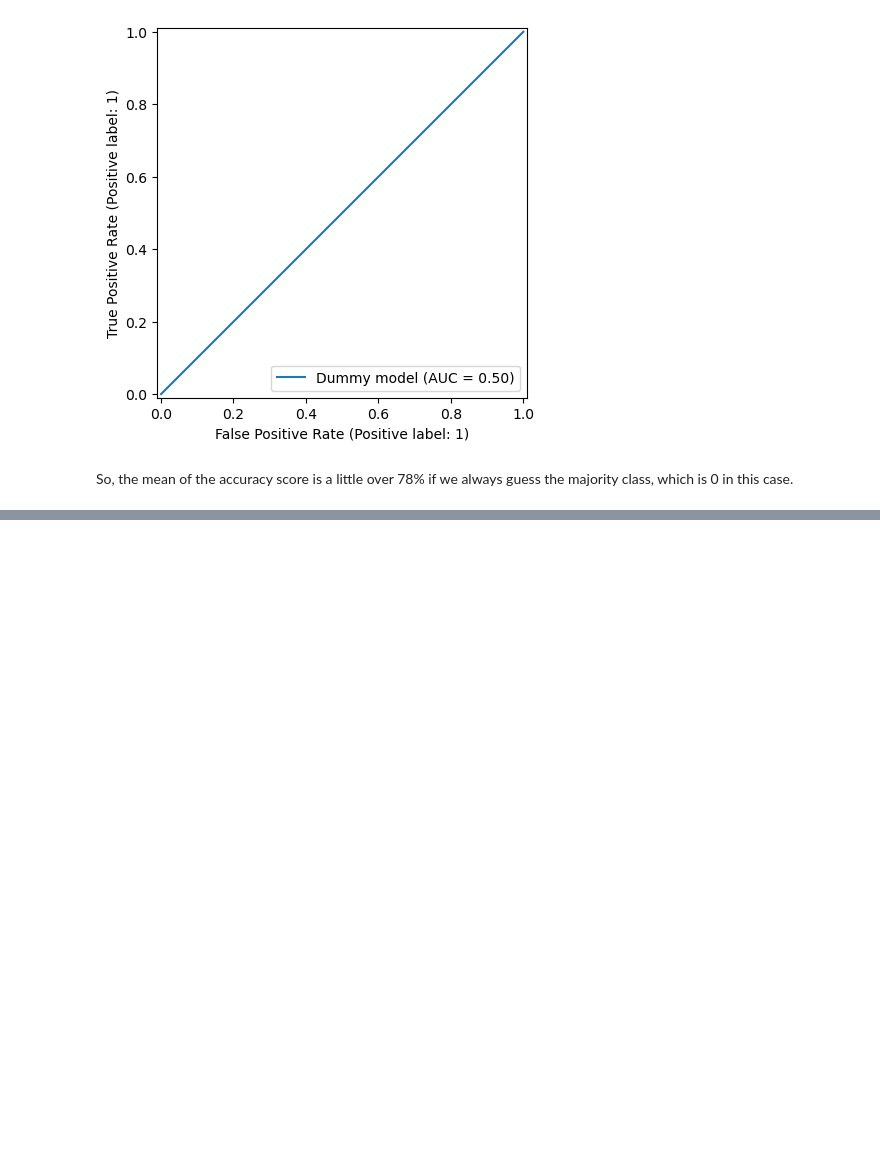
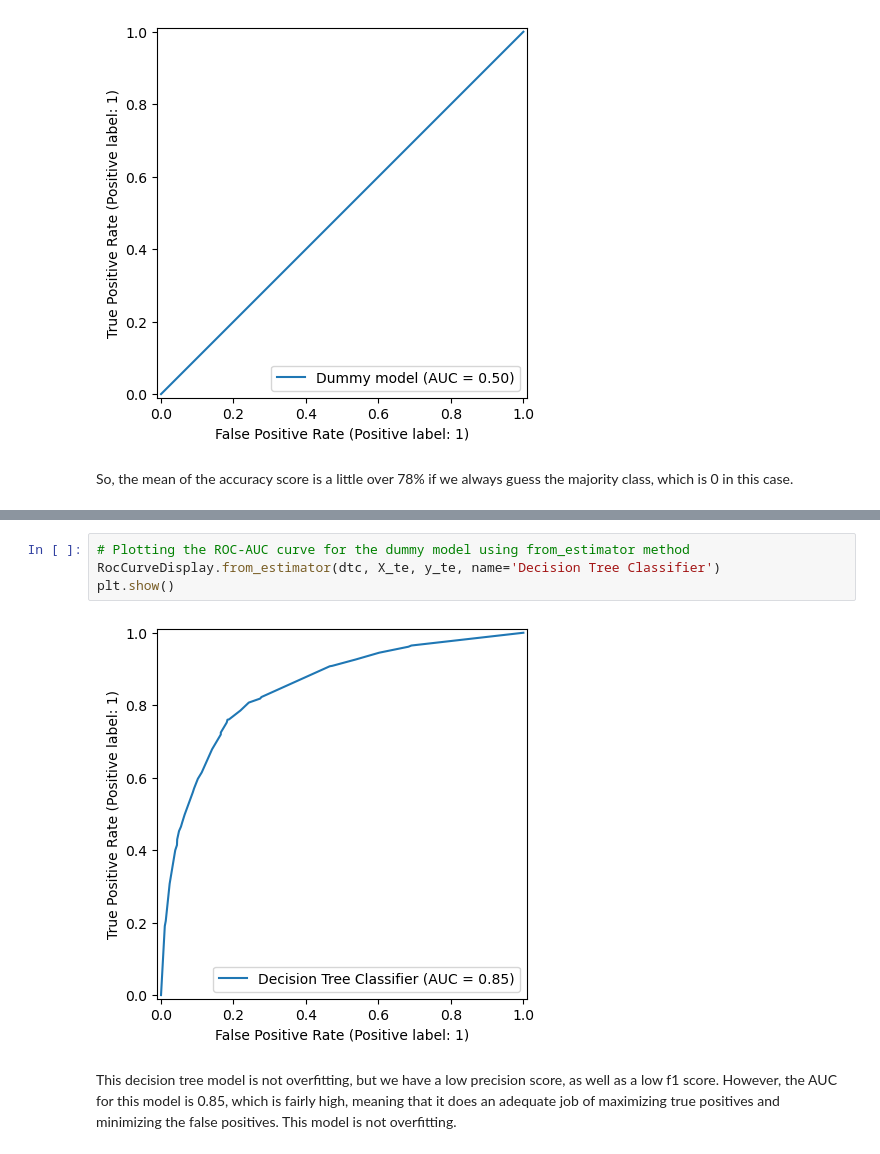
Before and after one commit to laaria-chris/H1N1-VACCINATION-PREDICTION-MODEL, a Jupyter notebook: MAIN_NOTEBOOK.ipynb, the cells around one changed output, grey strips where cells are left out. Saved outputs shown, nothing was run; the diff lists cells and outputs as text; blank space fills up the shorter version.

```diff
--- a/MAIN_NOTEBOOK.ipynb
+++ b/MAIN_NOTEBOOK.ipynb
@@ -588,0 +639,8 @@ So, the mean of the accuracy score is a little over 78% if we always guess the m
+# %%
+# Plotting the ROC-AUC curve for the dummy model using from_estimator method
+RocCurveDisplay.from_estimator(dtc, X_te, y_te, name='Decision Tree Classifier')
+plt.show()
+# %% [output]
+[figure, added]
+# %% [markdown]
+This decision tree model is not overfitting, but we have a low precision score, as well as a low f1 score. However, the AUC for this model is 0.85, which is fairly high, meaning that it does an adequate job of maximizing true positives and minimizing the false positives. This model is not overfitting.
```
Also changed, not shown: parts of 5 cells of this notebook.
